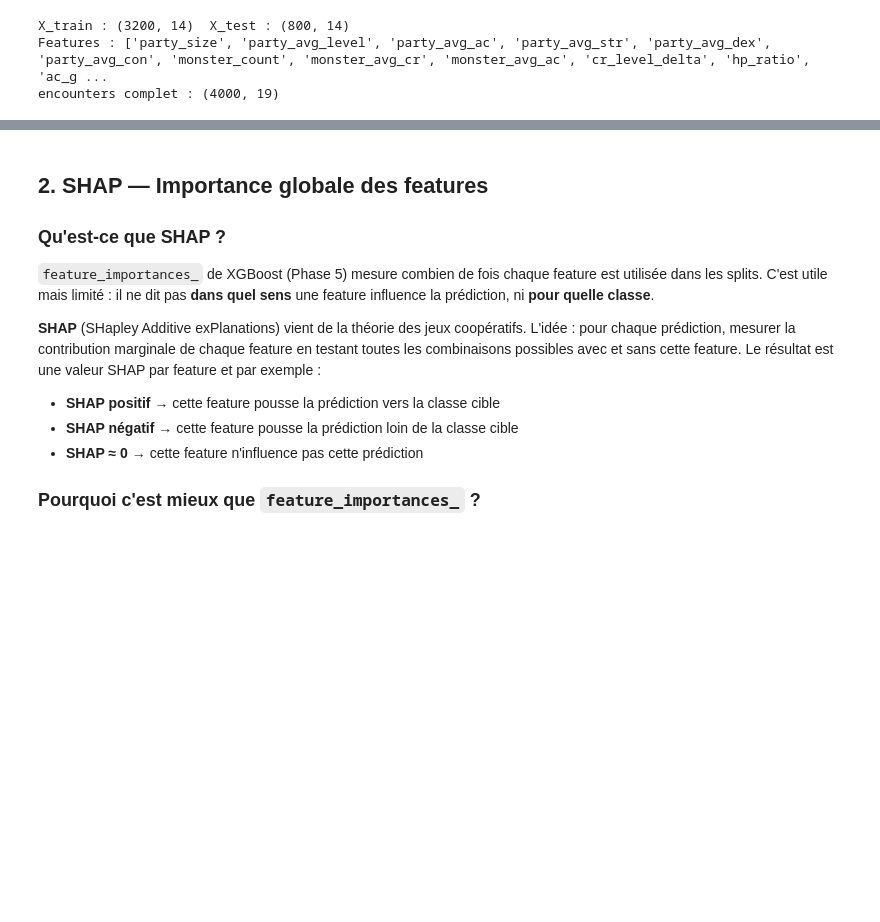
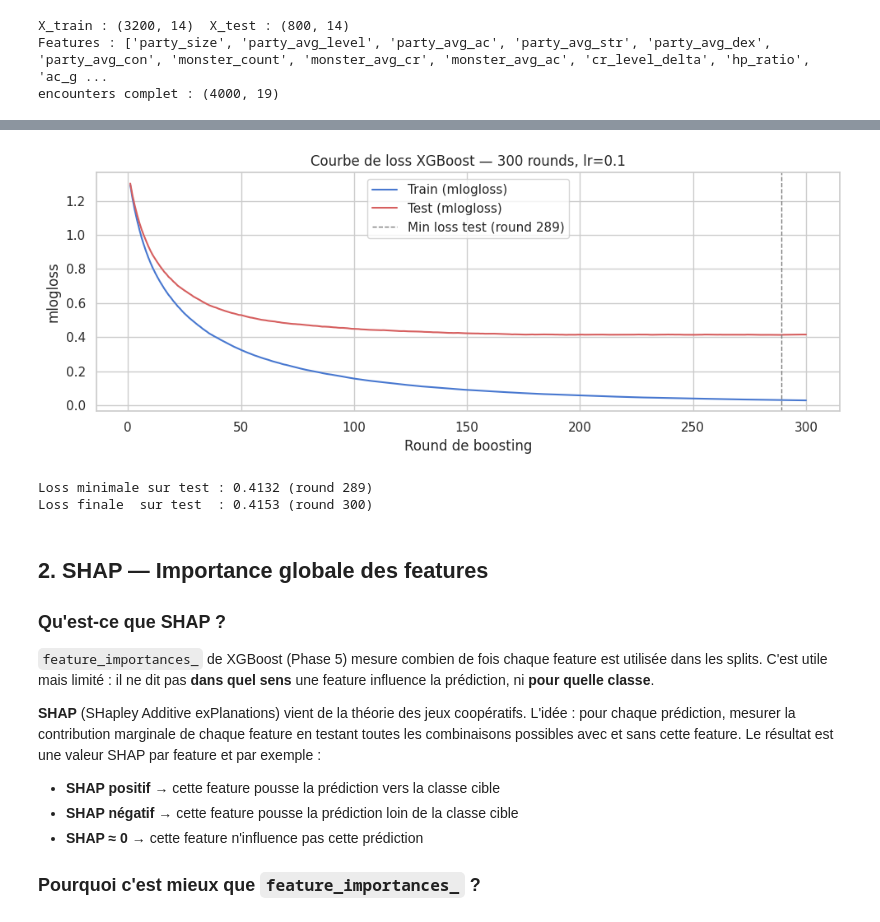
Before and after one commit to Code-Nam/m1-dnd-combat-encounter-difficulty-ml, a Jupyter notebook: notebooks/06_analysis.ipynb, the cells around one changed output, grey strips where cells are left out. Saved outputs shown, nothing was run; the diff lists cells and outputs as text; code cells hidden in the pictures; blank space fills up the shorter version.

```diff
--- a/notebooks/06_analysis.ipynb
+++ b/notebooks/06_analysis.ipynb
@@ -29,9 +29,11 @@ import matplotlib.pyplot as plt
 import matplotlib.ticker as mticker
 import seaborn as sns
 import shap
+from tqdm.auto import tqdm
 
 pd.set_option("display.max_columns", None)
 sns.set_theme(style="whitegrid")
+plt.rcParams['font.family'] = 'DejaVu Sans'   # Arial/Liberation absent sur WSL2 → silence les warnings fonts
 # %%
 from sklearn.metrics import accuracy_score
 from xgboost import XGBClassifier
@@ -79,7 +81,11 @@ xgb = XGBClassifier(
     random_state=RANDOM_STATE,
     n_jobs=-1,
 )
-xgb.fit(X_train, y_train)
+xgb.fit(
+    X_train, y_train,
+    eval_set=[(X_train, y_train), (X_test, y_test)],
+    verbose=50,   # affiche la mlogloss toutes les 50 rounds
+)
 
 acc_test = accuracy_score(y_test, xgb.predict(X_test))
 print(f"XGBoost ré-entraîné — Test accuracy : {acc_test:.3f} ({acc_test*100:.1f}%)")
@@ -88,3 +106,31 @@ XGBoost ré-entraîné — Test accuracy : 0.820 (82.0%)
+# %%
+results_xgb = xgb.evals_result_
+train_loss  = results_xgb["validation_0"]["mlogloss"]
+test_loss   = results_xgb["validation_1"]["mlogloss"]
+rounds      = range(1, len(train_loss) + 1)
+
+best_round = test_loss.index(min(test_loss)) + 1
+
+fig, ax = plt.subplots(figsize=(10, 4))
+ax.plot(rounds, train_loss, label="Train (mlogloss)", color="#4878d0", linewidth=1.5)
+ax.plot(rounds, test_loss,  label="Test (mlogloss)",  color="#d65f5f", linewidth=1.5)
+ax.axvline(best_round, color="grey", linestyle="--", linewidth=1,
+           label=f"Min loss test (round {best_round})")
+ax.set_title(f"Courbe de loss XGBoost — {N_ESTIMATORS_XGB} rounds, lr={LEARNING_RATE}")
+ax.set_xlabel("Round de boosting")
+ax.set_ylabel("mlogloss")
+ax.legend()
+
+plt.tight_layout()
+plt.savefig(RESULTS / "xgb_loss_curve.png", dpi=150, bbox_inches="tight")
+plt.show()
+
+print(f"Loss minimale sur test : {min(test_loss):.4f} (round {best_round})")
+print(f"Loss finale  sur test  : {test_loss[-1]:.4f} (round {N_ESTIMATORS_XGB})")
+# %% [output]
+[figure, added]
+Loss minimale sur test : 0.4132 (round 289)
+Loss finale  sur test  : 0.4153 (round 300)
 # %% [markdown]
 ## 2. SHAP — Importance globale des features
 
```
Also changed, not shown: parts of 4 cells of this notebook, 6 other files.
